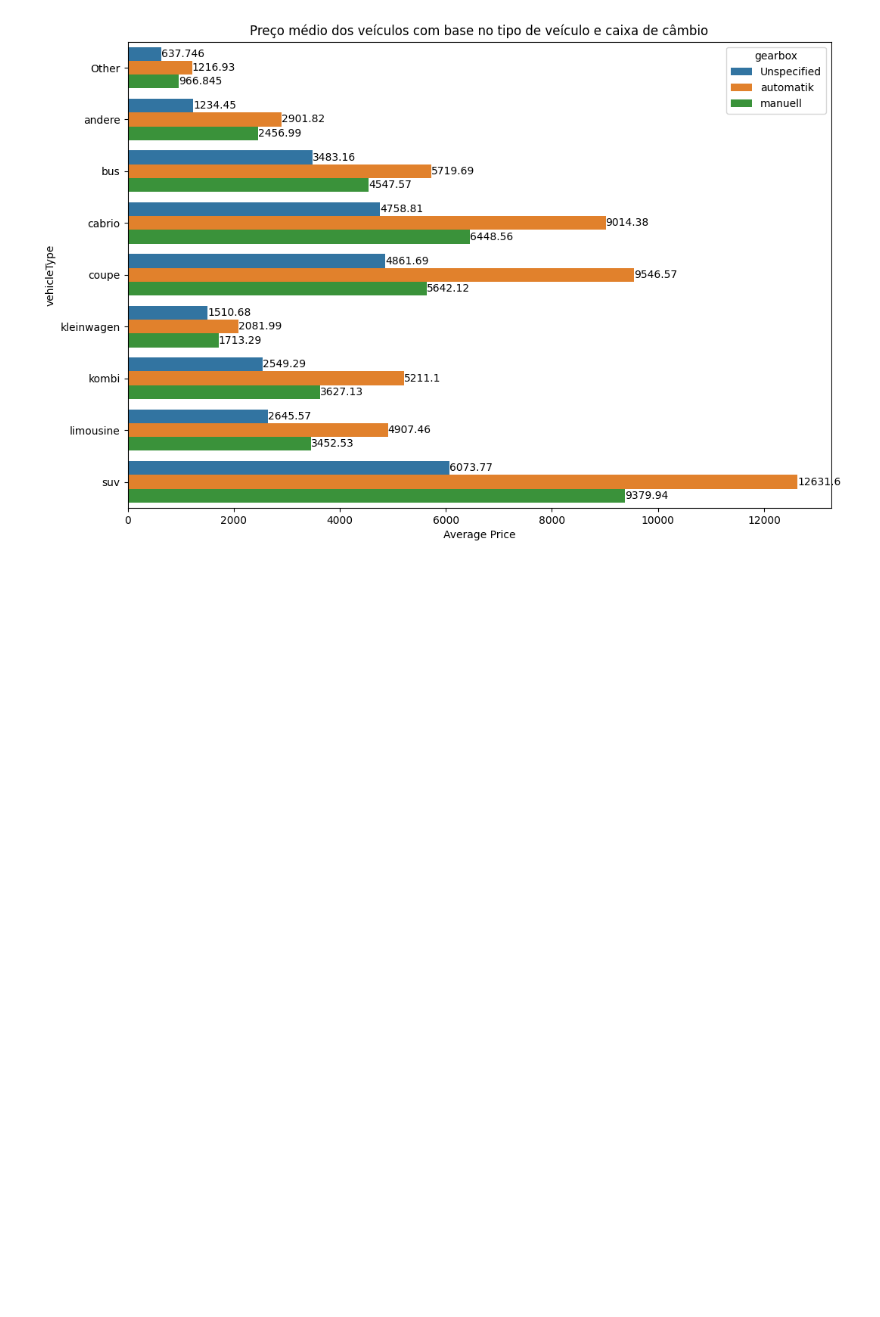
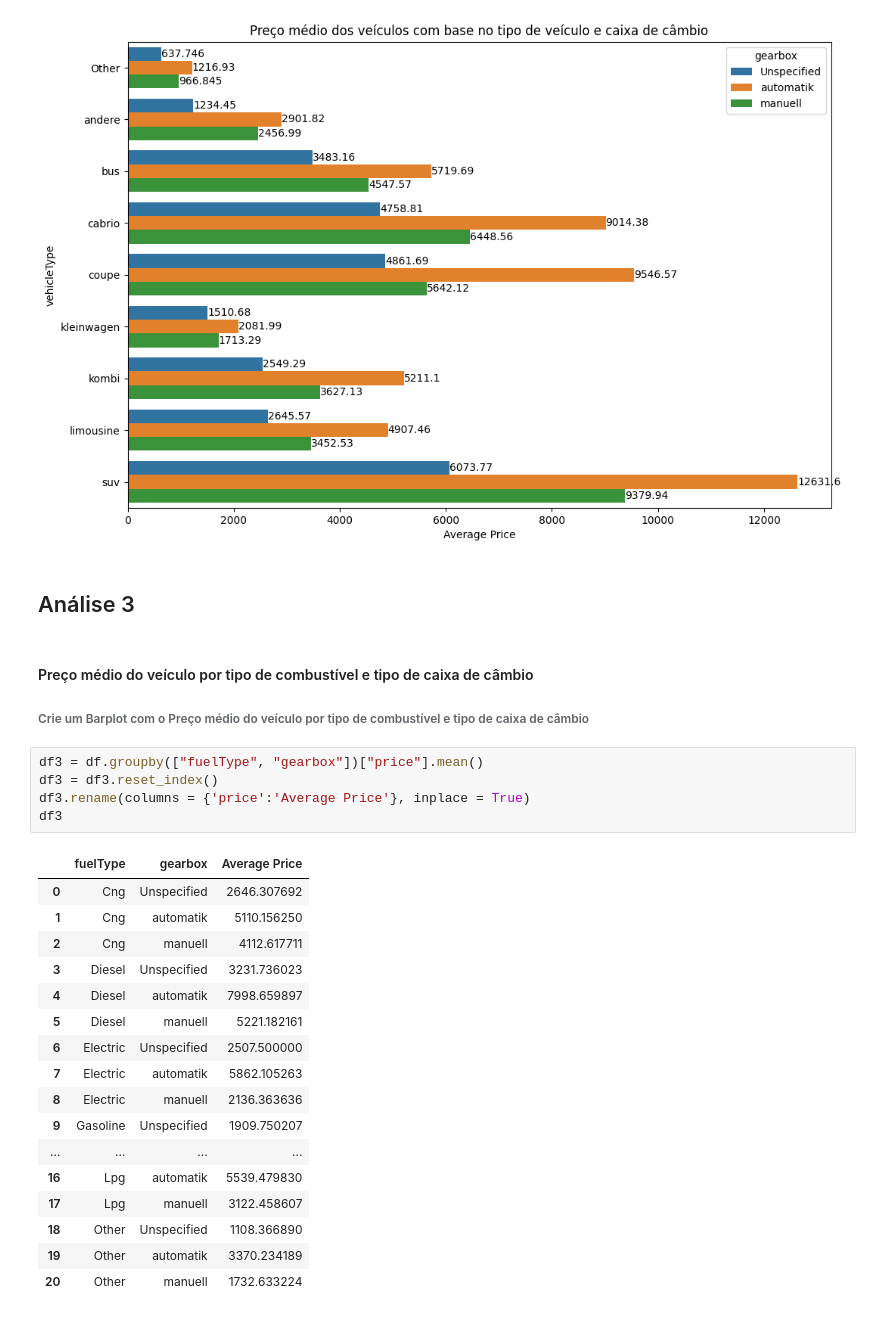
Before and after one commit to jllcen2011/Python_Fundamentos_para_Analise_de_Dados, a Jupyter notebook: 03 - MiniProjetoCap09/MiniProjetoCap09.ipynb, the cells around one changed output. Saved outputs shown, nothing was run; the diff lists cells and outputs as text; blank space fills up the shorter version.

Commit message:
finaliznado a análise 3

```diff
--- a/03 - MiniProjetoCap09/MiniProjetoCap09.ipynb
+++ b/03 - MiniProjetoCap09/MiniProjetoCap09.ipynb
@@ -120,3 +120,31 @@ for i in ay.containers:
     ay.bar_label(i,)
 # %% [output]
 [figure]
+# %% [markdown]
+## Análise 3
+# %% [markdown]
+#### Preço médio do veículo por tipo de combustível e tipo de caixa de câmbio
+###### Crie um Barplot com o Preço médio do veículo por tipo de combustível e tipo de caixa de câmbio
+# %%
+df3 = df.groupby(["fuelType", "gearbox"])["price"].mean()
+df3 = df3.reset_index()
+df3.rename(columns = {'price':'Average Price'}, inplace = True)
+df3
+# %% [output]
+|  | fuelType | gearbox | Average Price |
+| 0 | Cng | Unspecified | 2646.307692 |
+| 1 | Cng | automatik | 5110.156250 |
+| 2 | Cng | manuell | 4112.617711 |
+| 3 | Diesel | Unspecified | 3231.736023 |
+| 4 | Diesel | automatik | 7998.659897 |
+| 5 | Diesel | manuell | 5221.182161 |
+| 6 | Electric | Unspecified | 2507.500000 |
+| 7 | Electric | automatik | 5862.105263 |
+| 8 | Electric | manuell | 2136.363636 |
+| 9 | Gasoline | Unspecified | 1909.750207 |
+| ... | ... | ... | ... |
+| 16 | Lpg | automatik | 5539.479830 |
+| 17 | Lpg | manuell | 3122.458607 |
+| 18 | Other | Unspecified | 1108.366890 |
+| 19 | Other | automatik | 3370.234189 |
+| 20 | Other | manuell | 1732.633224 |
```
Also changed, not shown: parts of 4 cells of this notebook.
